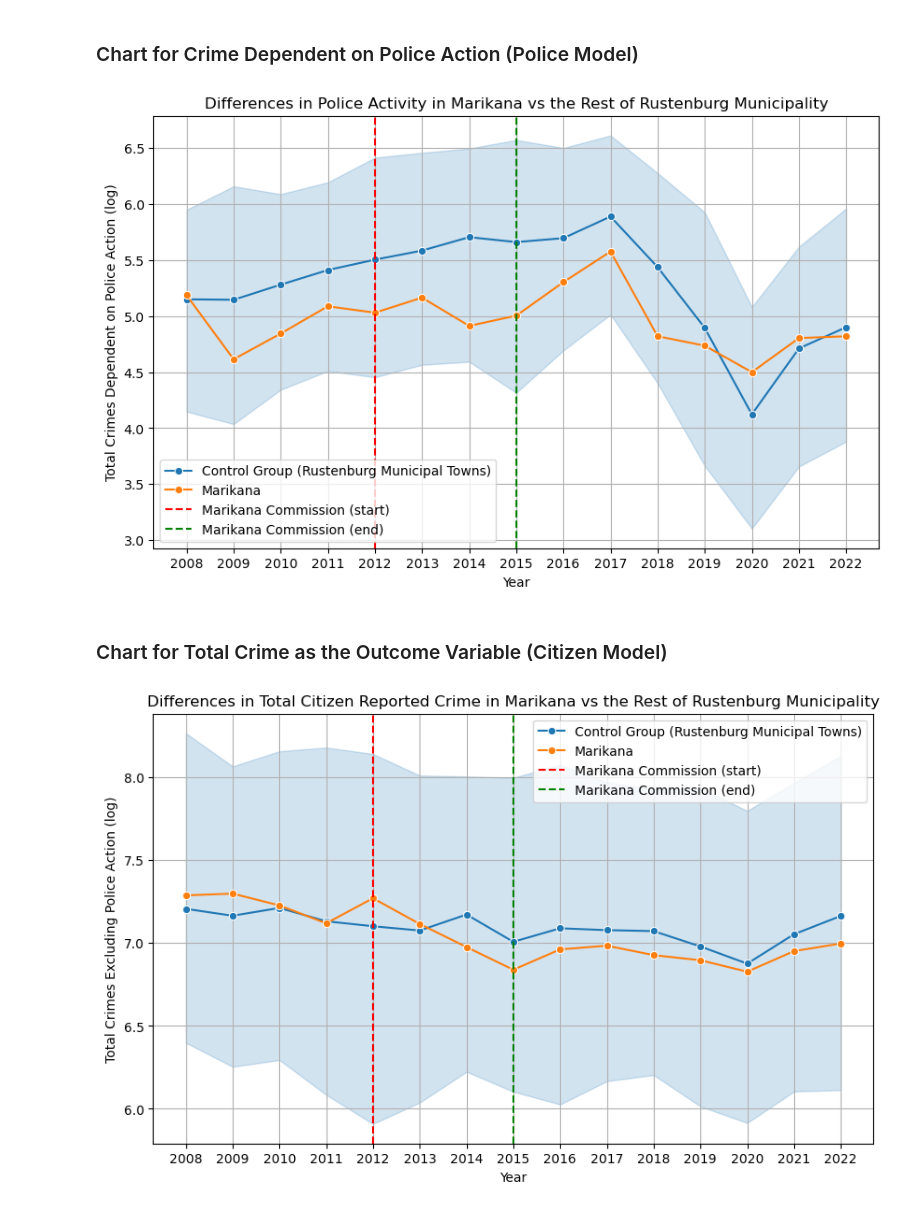
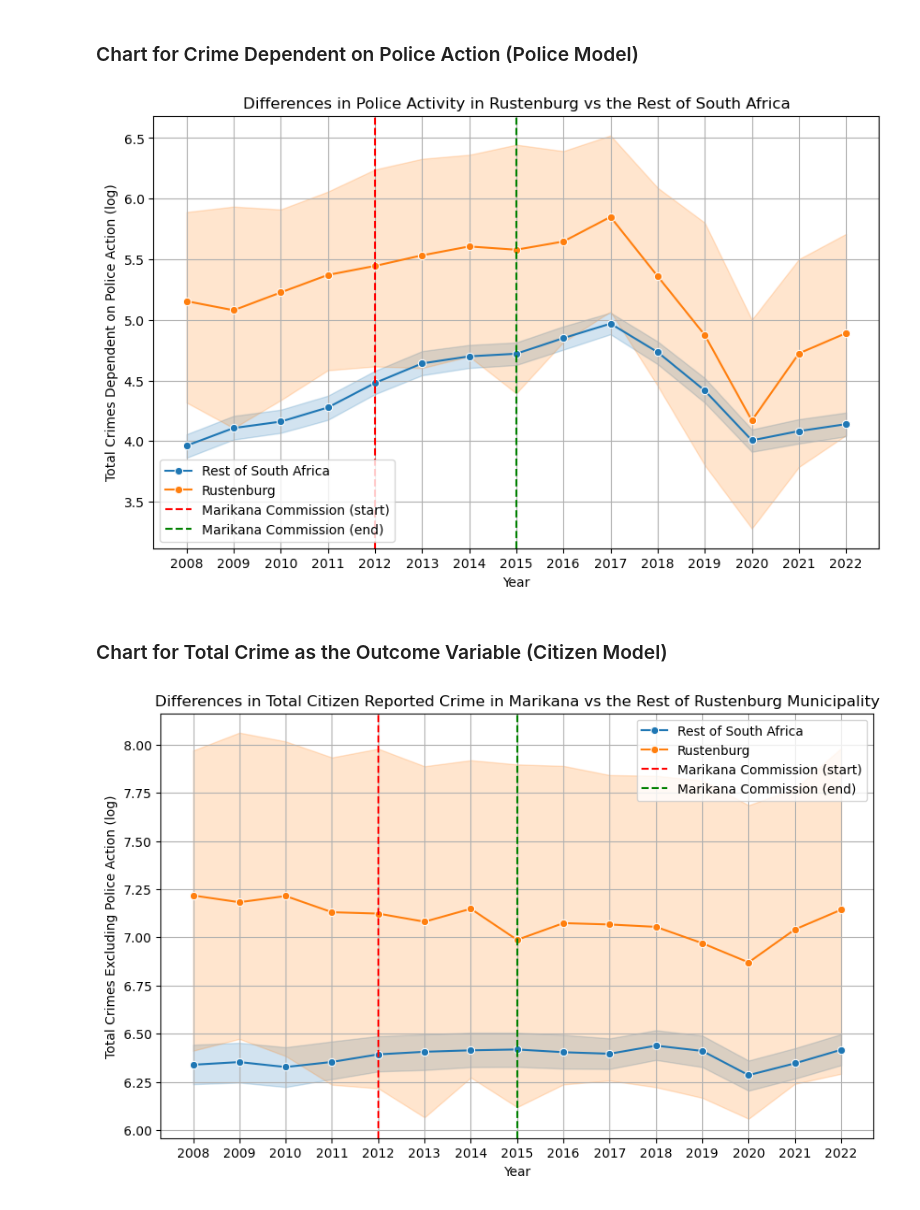
Before and after one commit to letho-skhosana/Crime-Commissions-and-Citizen-Reporting, a Jupyter notebook: NB03-Charts.ipynb, the cells around one changed output. Cells and saved outputs as stored; diff of their text form; code cells hidden in the pictures.

```diff
--- a/NB03-Charts.ipynb
+++ b/NB03-Charts.ipynb
@@ -22,5 +23,5 @@ import seaborn as sns
 # %%
-rustenburg_municipality_df = pd.read_csv('data/rustenburg_municipality_crime_data.csv')
+crime_data = pd.read_csv('data/expanded_crime_data.csv')
 #Check if converted to DataFrame correctly
-rustenburg_municipality_df.head(5)
+crime_data.head(5)
 # %% [output]
@@ -34,9 +50,9 @@ rustenburg_municipality_df.head(5)
 ## Transformations Needed for Visualisation
 # %%
 # Map treated values to readable legend labels
-rustenburg_municipality_df['group_label'] = rustenburg_municipality_df['treated'].map({
-    1: 'Marikana',
-    0: 'Control Group (Rustenburg Municipal Towns)'
+crime_data['group_label'] = crime_data['treated_group'].map({
+    1: 'Rustenburg',
+    0: 'Rest of South Africa'
 })
 # %% [markdown]
 ## Visualisation
@@ -47,7 +63,7 @@ plt.figure(figsize=(10,6))
 
 # Lineplot for treated vs control
 chart_1 = sns.lineplot(
-    data=rustenburg_municipality_df,
+    data=crime_data,
     x='year_numeric',
     y='crimes_dependent_on_police_action_for_detention_log',
     hue='group_label',
@@ -62,45 +78,45 @@ plt.axvline(x=2015, color='green', linestyle='--', label='Marikana Commission (e
 # Labels and title
 plt.xlabel('Year')
 plt.ylabel('Total Crimes Dependent on Police Action (log)')
-plt.title('Differences in Police Activity in Marikana vs the Rest of Rustenburg Municipality')
+plt.title('Differences in Police Activity in Rustenburg vs the Rest of South Africa')
 plt.legend()
-plt.xticks(rustenburg_municipality_df['year_numeric'].unique())
+plt.xticks(crime_data['year_numeric'].unique())
 plt.grid(True)
 #Saving the chart as a png
-plt.savefig('charts/police_model.png', dpi=300, bbox_inches='tight')
+plt.savefig('charts/did(police_model).png', dpi=300, bbox_inches='tight')
 plt.show()
 plt.close()
 # %% [output]
-[figure, old version]
+[figure, new version]
 # %% [markdown]
 ### Chart for Total Crime as the Outcome Variable (Citizen Model)
 # %%
 plt.figure(figsize=(10,6))
 
 # Lineplot for treated vs control
 chart_3 = sns.lineplot(
-    data=rustenburg_municipality_df,
+    data=crime_data,
     x='year_numeric',
     y='total_crime_excl_police_log',
     hue='group_label',
     marker='o'
 )
 
 # Add vertical line for treatment start year (2012)
 plt.axvline(x=2012, color='red', linestyle='--', label='Marikana Commission (start)')
 # Add vertical line for treatment end year (2014)
 plt.axvline(x=2015, color='green', linestyle='--', label='Marikana Commission (end)')
 
 # Labels and title
 plt.xlabel('Year')
 plt.ylabel('Total Crimes Excluding Police Action (log)')
 plt.title('Differences in Total Citizen Reported Crime in Marikana vs the Rest of Rustenburg Municipality')
 plt.legend()
-plt.xticks(rustenburg_municipality_df['year_numeric'].unique())
+plt.xticks(crime_data['year_numeric'].unique())
 plt.grid(True)
 #Saving the chart as a png
-plt.savefig('charts/citizen_model.png', dpi=300, bbox_inches='tight')
+plt.savefig('charts/did(citizen_model).png', dpi=300, bbox_inches='tight')
 plt.show()
 plt.close()
 # %% [output]
-[figure, old version]
+[figure, new version]
```
Also changed, not shown: parts of 9 cells of this notebook, 19 other files.
